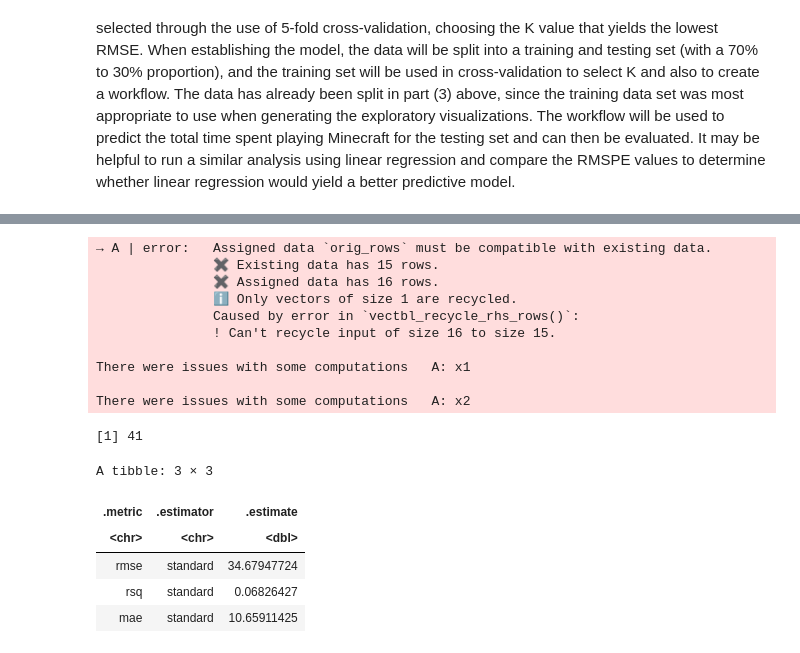
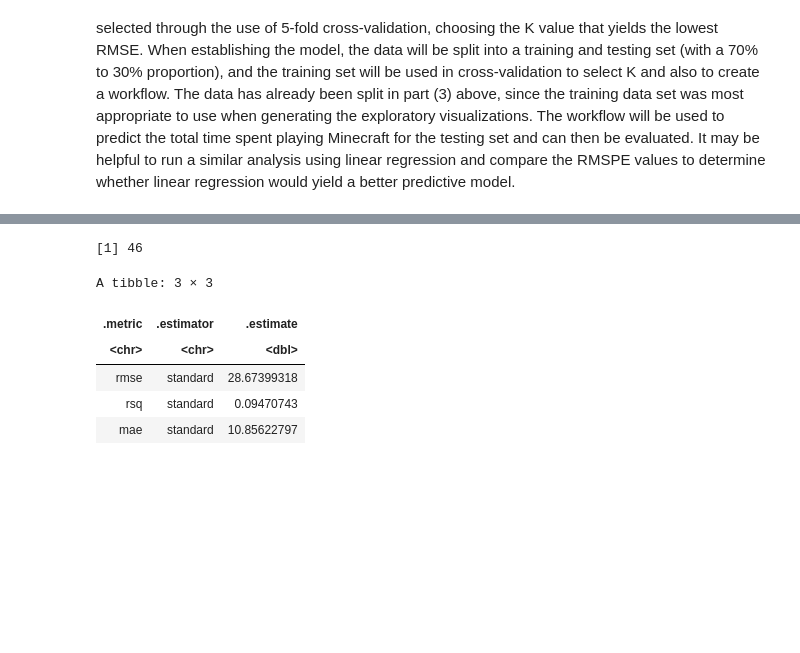
Before and after one commit to lilael-sakhawy/dsci_100_individual_project_planning_stage, a Jupyter notebook: finalproject.ipynb, the cells around one changed output, grey strips where cells are left out. Saved outputs shown, nothing was run; the diff lists cells and outputs as text; code cells hidden in the pictures; blank space fills up the shorter version.

Commit message:
fixed error in predictive model

```diff
--- a/finalproject.ipynb
+++ b/finalproject.ipynb
@@ -310,8 +310,10 @@ combined_data <- sessions_average |>
 #     mutate(experience_level = as.numeric(experience_factor))
 
 combined_split <- initial_split(combined_data, prop = 0.70)
-combined_training <- training(combined_split)
-combined_testing <- testing(combined_split)
+combined_training <- training(combined_split) |>
+    drop_na()
+combined_testing <- testing(combined_split) |>
+    drop_na()
 
 avg_session_vs_total <- ggplot(combined_training, aes(x = session_average, y = played_hours)) +
 geom_point(alpha = 0.4) +
@@ -344,7 +355,6 @@ To answer the predictive question specified in part (2), it will be necessary to
 # %%
-
-
-minecraft_spec <- nearest_neighbor(weight_func = 'rectangular', neighbors = tune()) |>
+set.seed(3762)
+minecraft_spec <- nearest_neighbor(weight_func = "rectangular", neighbors = tune()) |>
       set_engine('kknn') |>
       set_mode("regression")
 
@@ -353,12 +363,14 @@ minecraft_recipe <- recipe(played_hours ~ Age + session_average, data = combined
       step_center(all_predictors())
 
 minecraft_vfold <- vfold_cv(combined_training, v = 5, strata = played_hours) #strata=y
+
 minecraft_workflow <- workflow() |>
   add_recipe(minecraft_recipe) |>
   add_model(minecraft_spec)
 
-gridvals <- tibble(neighbors = seq(from = 1, to = 51, by = 10))
-minecraft_results <-minecraft_workflow|>
+gridvals <- tibble(neighbors = seq(from = 1, to = 61, by = 1))
+
+minecraft_results <- minecraft_workflow |>
       tune_grid(resamples = minecraft_vfold, grid = gridvals) |>
       collect_metrics()
 
@@ -371,49 +383,39 @@ k_min <- minecraft_min |>
 
 # best knn regression using k with minimum RMSE
 minecraft_best_spec <- nearest_neighbor(weight_func = "rectangular", neighbors = k_min) |>
          set_engine("kknn") |>
          set_mode("regression")
 
 minecraft_best_fit <- workflow() |>
          add_recipe(minecraft_recipe) |>
          add_model(minecraft_best_spec) |>
          fit(data = combined_training)
 
 minecraft_preds <- minecraft_best_fit |>
           predict(combined_testing) |>
           bind_cols(combined_testing) |>
           metrics(truth = played_hours, estimate = .pred) #might not be necessary
 
 k_min
 minecraft_preds
-# minecraft_preds<-predict(minecraft_best_fit,minecraft_training)|>
-#  bind_cols(minecraft_training)
+# minecraft_preds <- predict(minecraft_best_fit, combined_testing)|>
+#  bind_cols(combined_training)
 # minecraft_preds
 
 #plotting
-# minecraft_plot<-minecraft_preds |>
-#     ggplot(aes(x = max, y = played_hours)) + #change x var
+# minecraft_plot <- minecraft_preds |>
+#     ggplot(aes(x = Age, y = played_hours)) + #change x var
 # ggtitle("Max training distance over \npredicted race time")+
 #       geom_point() +
 # geom_line(aes(x=max,y=.pred), col='blue')+
 #       labs(x="maximum distance ran per week (mi)\n during training",y="race time (hour)") +
 #       theme(text = element_text(size = 20))
 # marathon_plot
 # %% [output]
-→ A | error:   Assigned data `orig_rows` must be compatible with existing data.
-               ✖ Existing data has 15 rows.
-               ✖ Assigned data has 16 rows.
-               ℹ Only vectors of size 1 are recycled.
-               Caused by error in `vectbl_recycle_rhs_rows()`:
-               ! Can't recycle input of size 16 to size 15.
-
-There were issues with some computations   A: x1
-
-There were issues with some computations   A: x2
+[1] 46
-[1] 41
+A tibble: 3 × 3
-A tibble: 3 × 3
 | .metric | .estimator | .estimate |
 | <chr> | <chr> | <dbl> |
-| rmse | standard | 34.67947724 |
-| rsq | standard | 0.06826427 |
-| mae | standard | 10.65911425 |
+| rmse | standard | 28.67399318 |
+| rsq | standard | 0.09470743 |
+| mae | standard | 10.85622797 |
```
Also changed, not shown: parts of 4 cells of this notebook.
